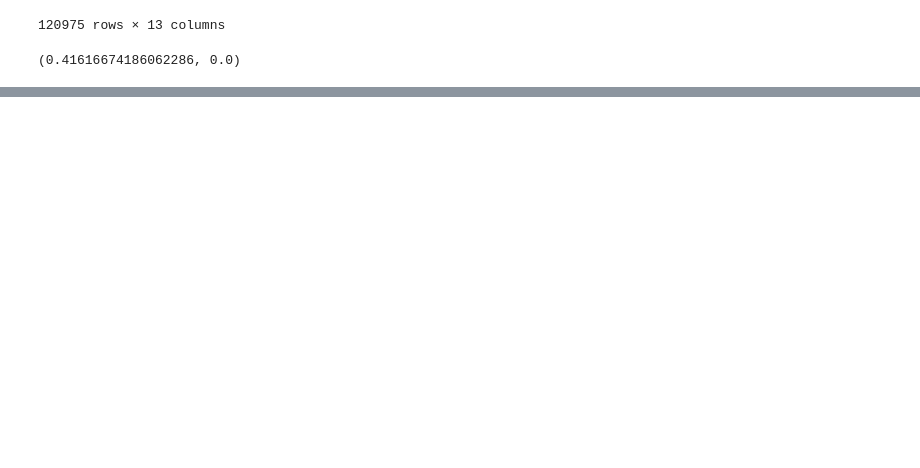
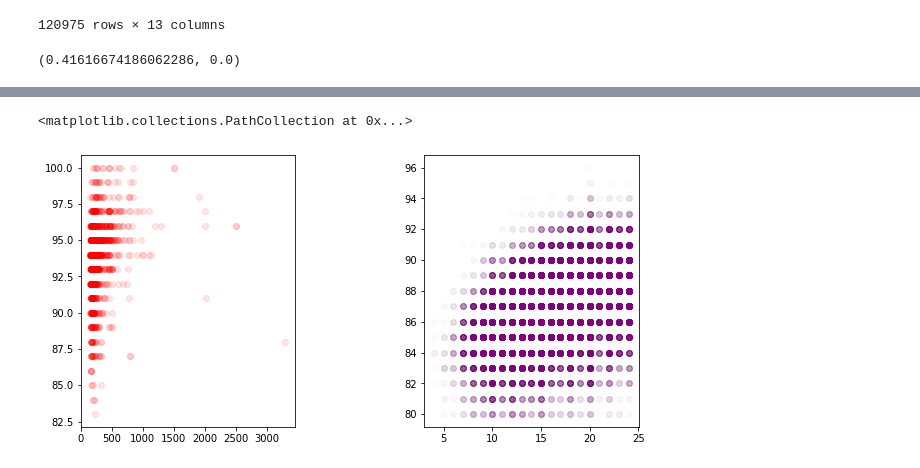
Before and after one commit to hberginc/wine_ratings_data_analysis, a Jupyter notebook: notebooks/Data_exploration.ipynb, the cells around one changed output, grey strips where cells are left out. Cells and saved outputs as stored; diff of their text form; code cells hidden in the pictures; blank space fills up the shorter version.

```diff
--- a/notebooks/Data_exploration.ipynb
+++ b/notebooks/Data_exploration.ipynb
@@ -223,0 +223,8 @@ print(stats.pearsonr(expensive['price'], expensive['points']))
+# %%
+fig, ax = plt.subplots(1,2, figsize = (10, 5))
+plt.subplots_adjust(wspace = 0.6)
+ax[0].scatter('price', 'points', data = top_one, c = 'r', alpha = 0.1)
+ax[1].scatter('price', 'points', data = bottom_one, c = 'purple', alpha = 0.01 )
+# %% [output]
+<matplotlib.collections.PathCollection at 0x...>
+[figure, added]
```
Also changed, not shown: parts of 10 cells of this notebook, 1 other file.
